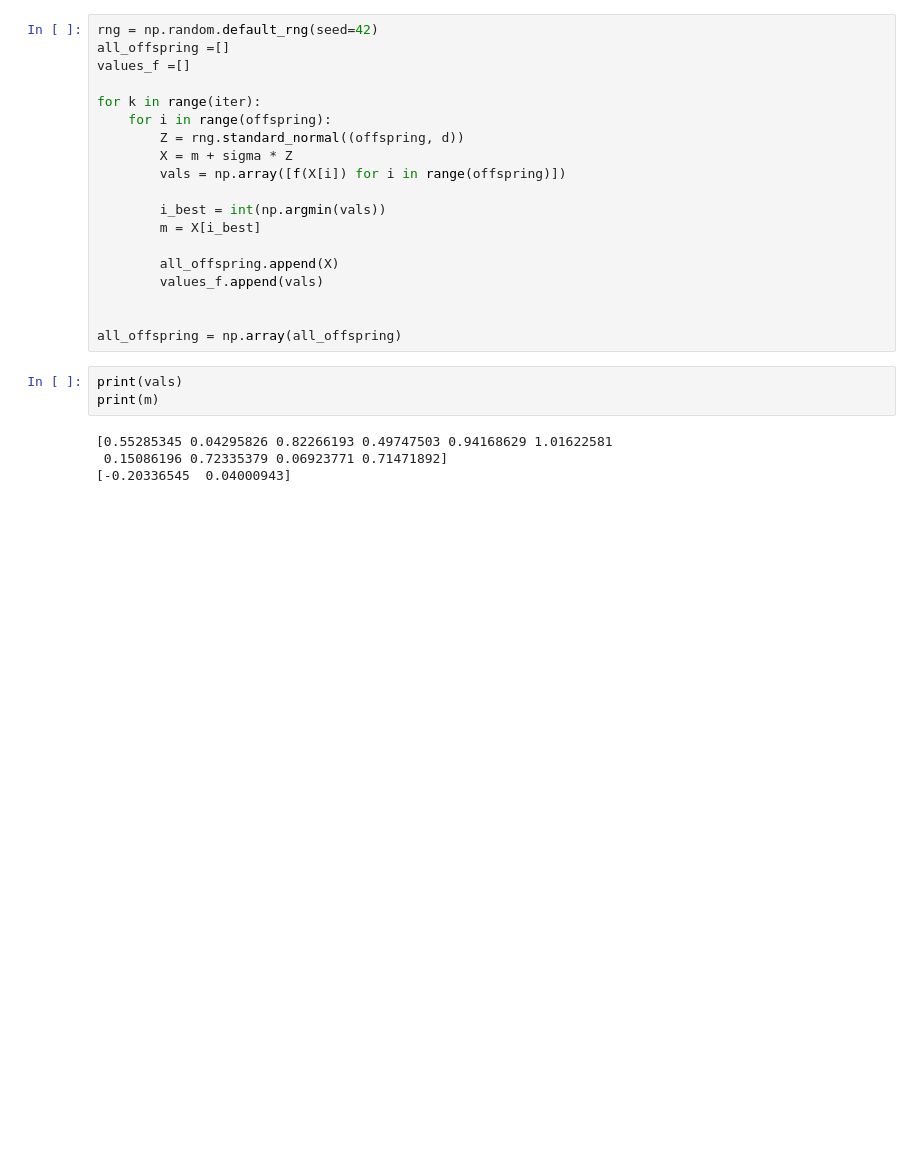
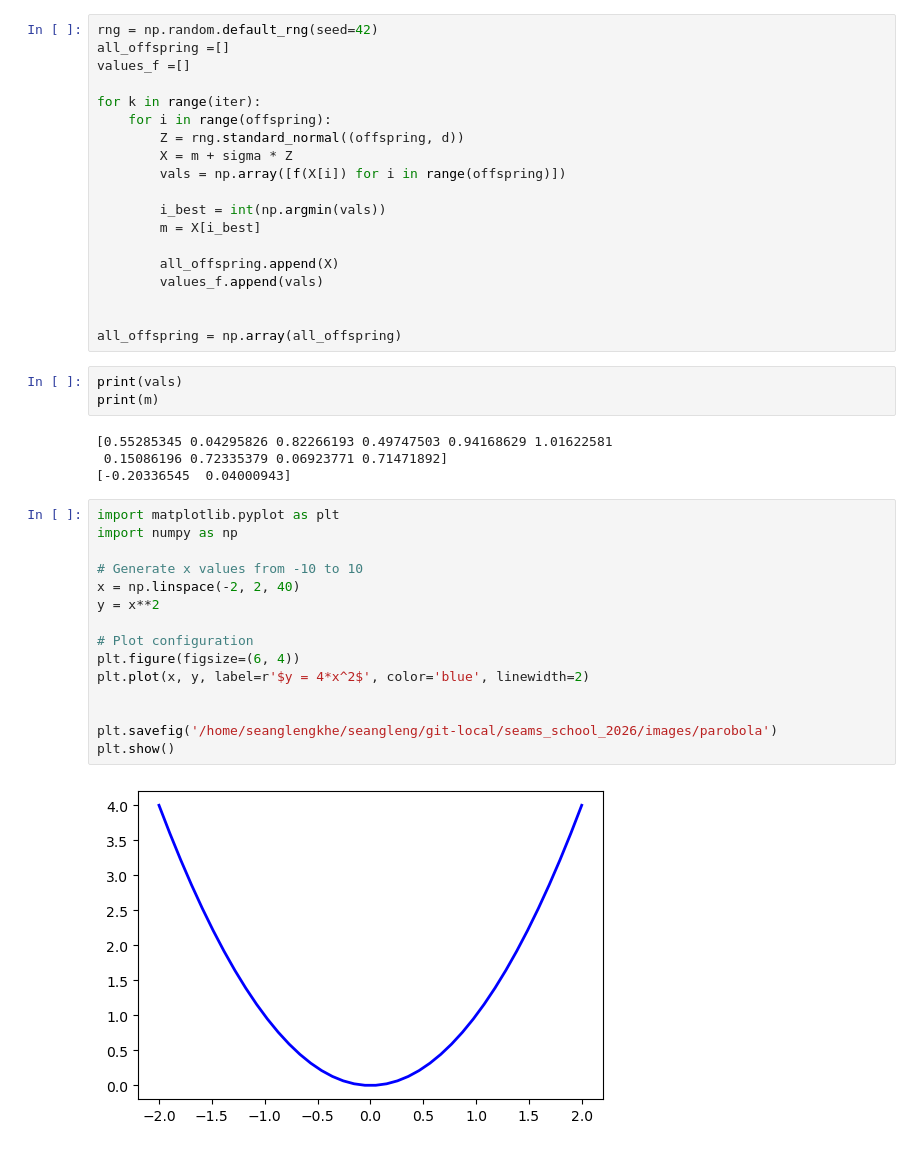
Before and after one commit to seanglengkhe/seams_school_2026, a Jupyter notebook: test.ipynb, the cells around one changed output. Saved outputs shown, nothing was run; the diff lists cells and outputs as text; blank space fills up the shorter version.

Commit message:
seangleng

```diff
--- a/test.ipynb
+++ b/test.ipynb
@@ -41,3 +41,20 @@ print(m)
 [0.55285345 0.04295826 0.82266193 0.49747503 0.94168629 1.01622581
  0.15086196 0.72335379 0.06923771 0.71471892]
 [-0.20336545  0.04000943]
+# %%
+import matplotlib.pyplot as plt
+import numpy as np
+
+# Generate x values from -10 to 10
+x = np.linspace(-2, 2, 40)
+y = x**2
+
+# Plot configuration
+plt.figure(figsize=(6, 4))
+plt.plot(x, y, label=r'$y = 4*x^2$', color='blue', linewidth=2)
+
+
+plt.savefig('/home/seanglengkhe/seangleng/git-local/seams_school_2026/images/parobola')
+plt.show()
+# %% [output]
+[figure, added]
```
Also changed, not shown: parts of 1 cell of this notebook, 4 other files.
